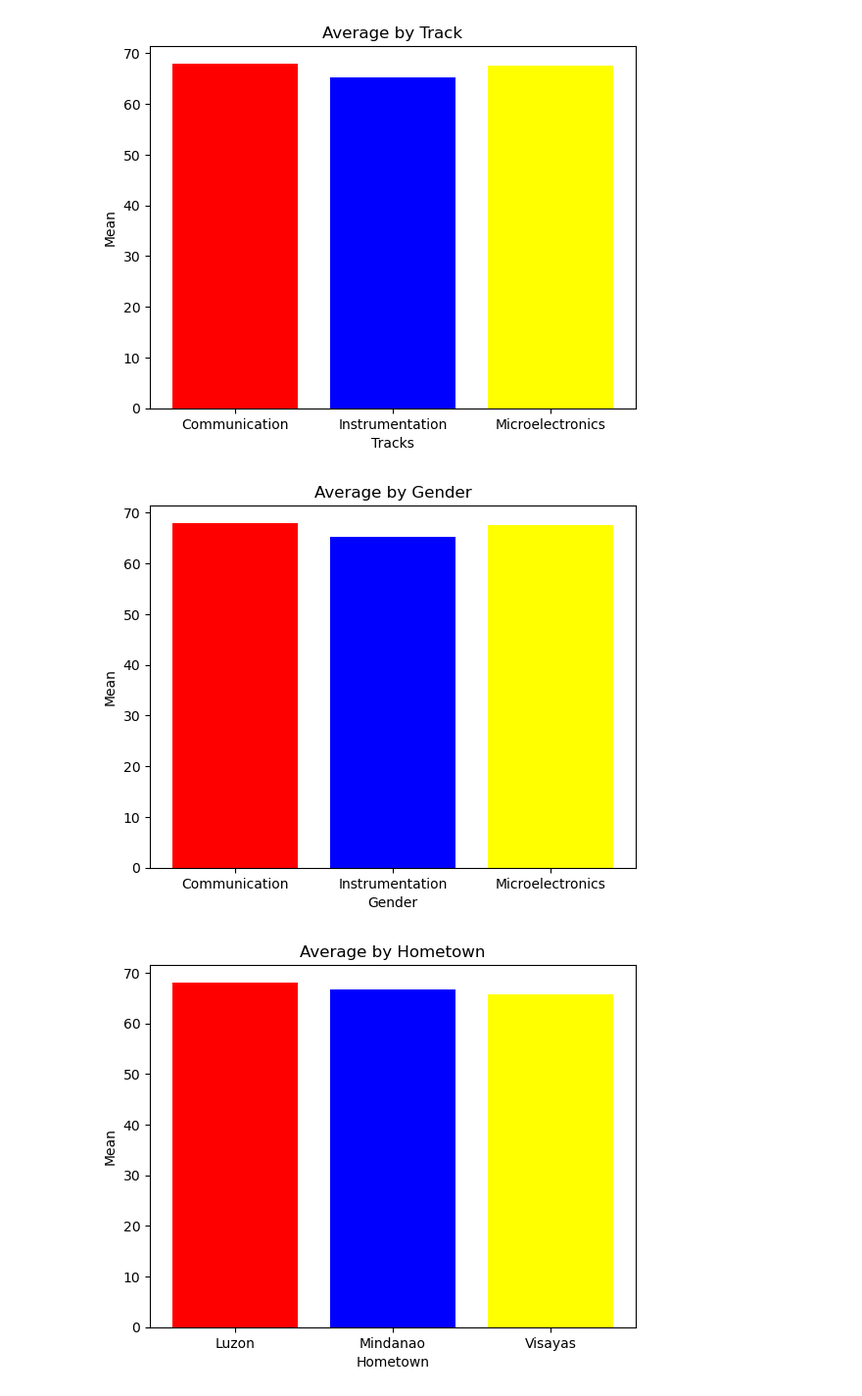
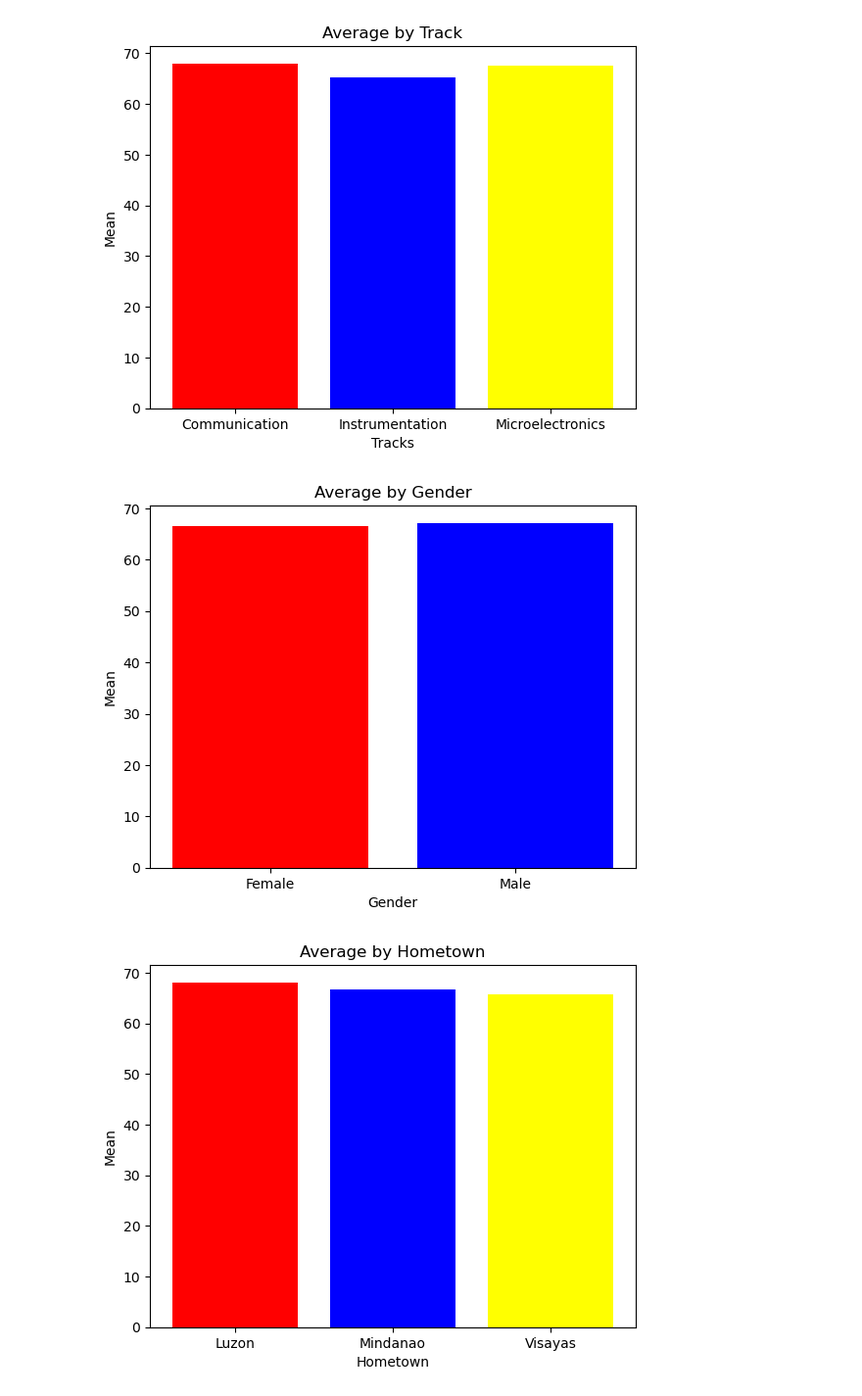
Before and after one commit to clark-dc22/Programming-Assignment-4, a Jupyter notebook: DEL CARMEN_PA#4.ipynb, the cells around one changed output. Shown: that part at 98% size. Saved outputs shown, nothing was run; the diff lists cells and outputs as text; code cells hidden in the pictures.

```diff
--- a/DEL CARMEN_PA#4.ipynb
+++ b/DEL CARMEN_PA#4.ipynb
@@ -80,13 +84,14 @@ plt.show()
 [figure]
 # %%
 #Code that displays the average of each gender from each hometown.
+avg = df.groupby('Gender')['Average'].mean()
 plt.bar (avg.index, avg.values, color = ['red', 'blue', 'yellow'])
 plt.title('Average by Gender')
 plt.ylabel('Mean')
 plt.xlabel('Gender')
 plt.show() # display
 # %% [output]
-[figure, old version]
+[figure, new version]
 # %%
 #Code that shows average of each hometown.
 avg = df.groupby('Hometown')['Average'].mean()
```
Also changed, not shown: parts of 2 cells of this notebook.
